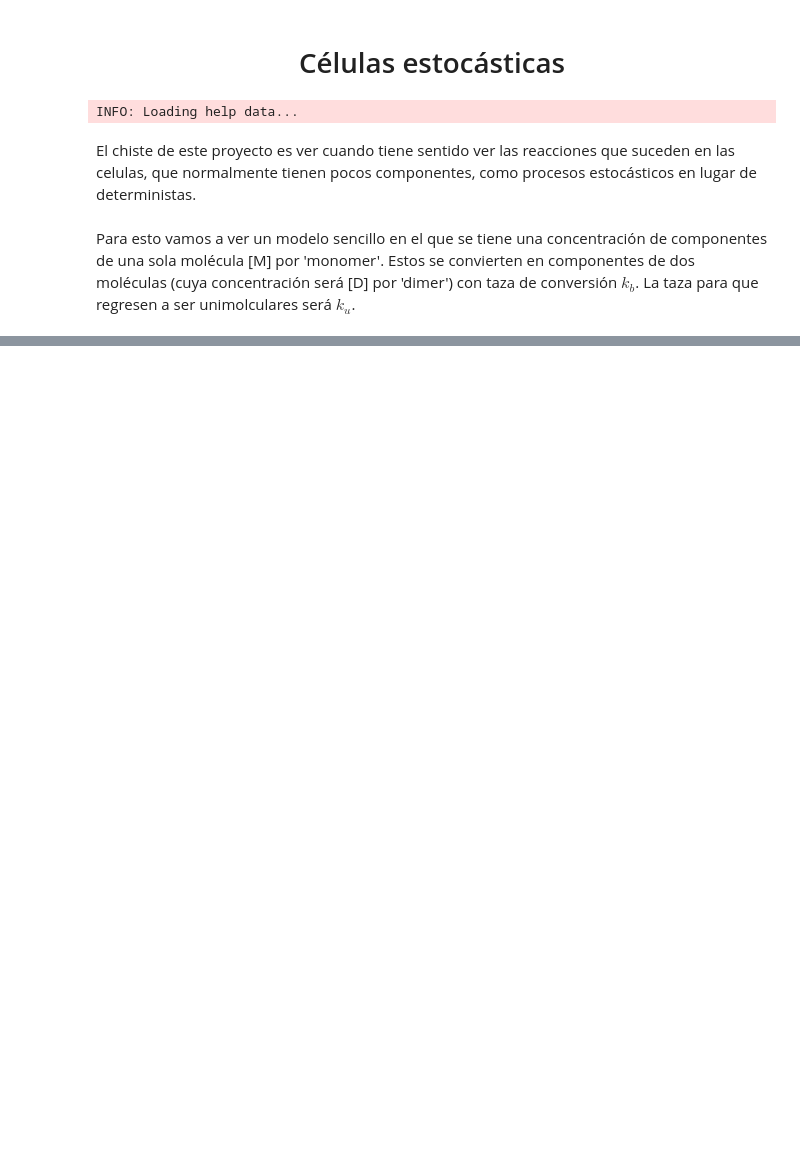
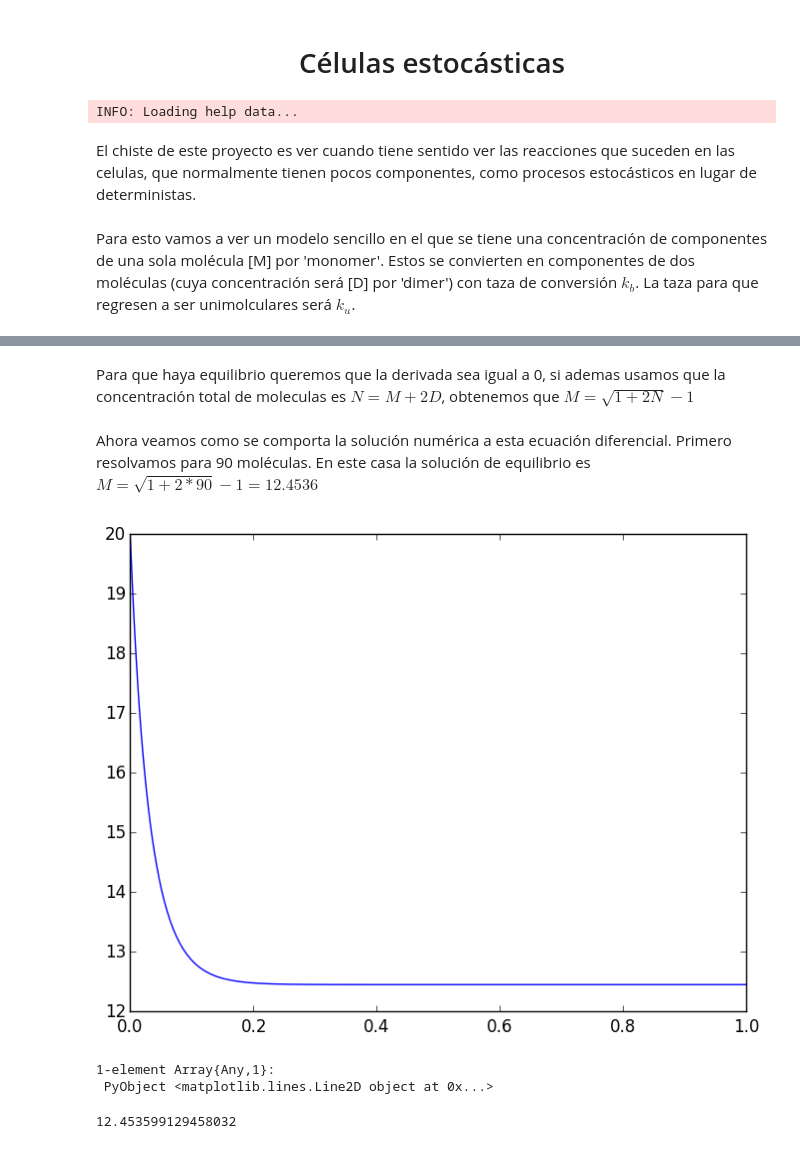
Before and after one commit to epaaso/mi-monte-carlo, a Jupyter notebook: tareas/Proyecto final.ipynb, the cells around one changed output, grey strips where cells are left out. Cells and saved outputs as stored; diff of their text form; code cells hidden in the pictures; blank space fills up the shorter version.

```diff
--- a/tareas/Proyecto final.ipynb
+++ b/tareas/Proyecto final.ipynb
@@ -17,0 +19,4 @@ Sacar la inversa de $G*e^{-G*t}$
+# %% [markdown]
+Para que haya equilibrio queremos que la derivada sea igual a 0, si ademas usamos que la concentración total de moleculas es $N=M+2D$, obtenemos que $ M=\sqrt{1+2N}-1 $
+# %% [markdown]
+Ahora veamos como se comporta la solución numérica a esta ecuación diferencial. Primero resolvamos para 90 moléculas. En este casa la solución de equilibrio es $M=\sqrt{1+2*90}-1=12.4536$
@@ -17,0 +25,15 @@ Sacar la inversa de $G*e^{-G*t}$
+# %%
+N=90
+dMdt(t,M)=2N-2M-M^2
+M0=20.0
+tspan= [0:0.0001:1.0]
+tout, Mout = ode23(dMdt, M0, tspan)
+plot(tout, Mout)
+# %% [output]
+[figure, added]
+1-element Array{Any,1}:
+ PyObject <matplotlib.lines.Line2D object at 0x...>
+# %%
+Mout[end]
+# %% [output]
+12.453599129458032
```
Also changed, not shown: parts of 11 cells of this notebook.
